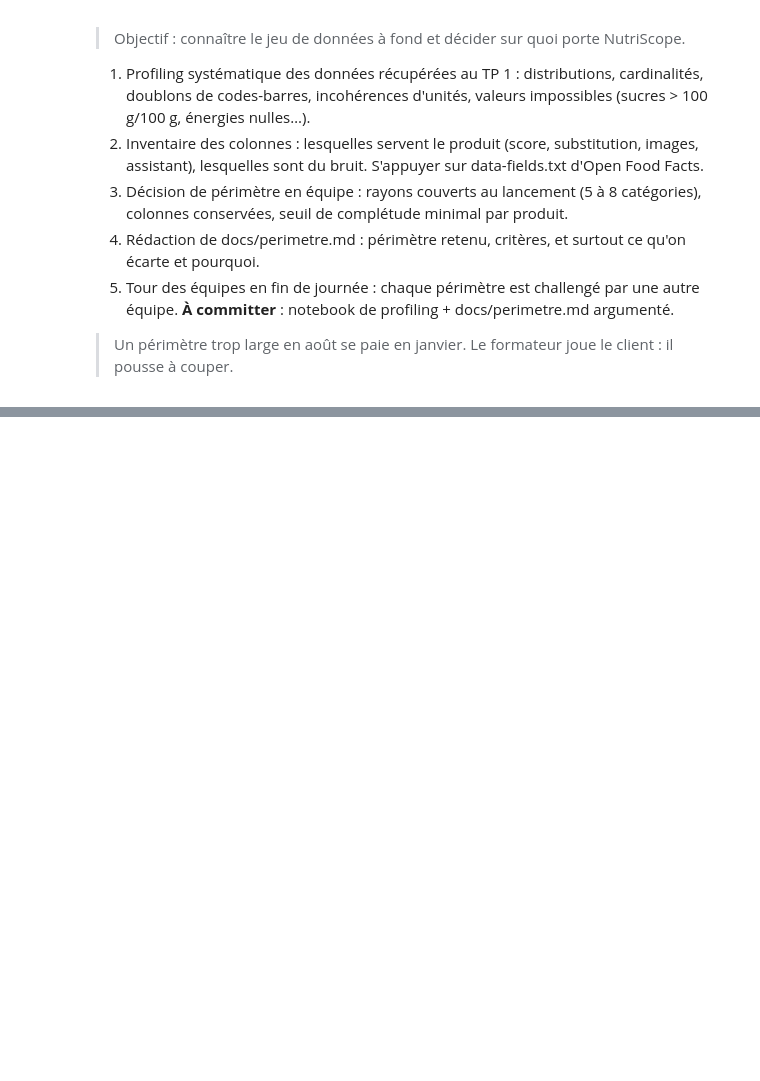
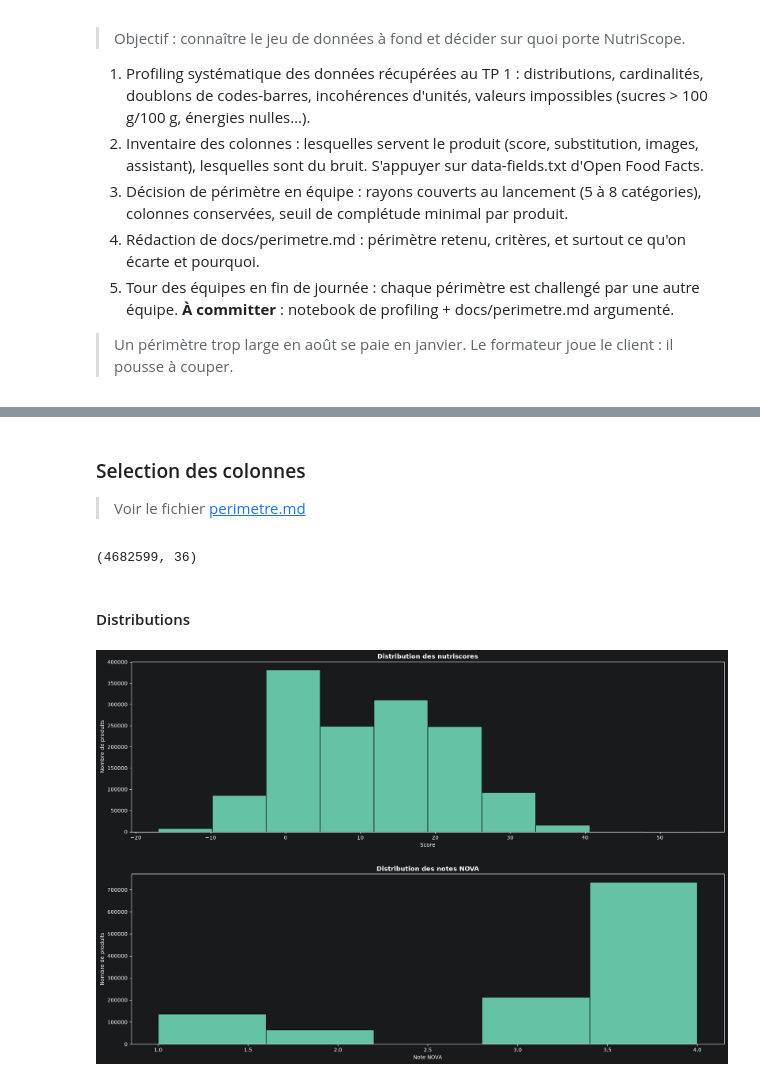
Before and after one commit to RedlineM2I/nutriscope, a Jupyter notebook: notebooks/tp2-profiling.ipynb, the cells around one changed output, grey strips where cells are left out. Drawn from its saved outputs; the diff is of its cells as text; code cells hidden in the pictures; blank space fills up the shorter version.

Commit message:
feat : ajout des graphs pour les nutriscore et nova

```diff
--- a/notebooks/tp2-profiling.ipynb
+++ b/notebooks/tp2-profiling.ipynb
@@ -28,0 +32,4 @@ column_description = duckdb.sql("SELECT typeof(nutriments), typeof(images), type
+# %% [markdown]
+### Selection des colonnes
+
+> Voir le fichier [perimetre.md](../docs/perimetre.md)
@@ -28,0 +86,37 @@ column_description = duckdb.sql("SELECT typeof(nutriments), typeof(images), type
+# %%
+#Chargement du dataframe
+fichier_charge = pq.ParquetFile(file)
+
+df = pd.DataFrame()
+for batch in fichier_charge.iter_batches(columns=colonnes):
+    temp_df = batch.to_pandas()
+    df = pd.concat([df,temp_df])
+# %%
+print(df.shape)
+# %% [output]
+(4682599, 36)
+# %% [markdown]
+#### Distributions
+# %%
+nutriscore_score = df["nutriscore_score"]
+nova_group = df["nova_group"]
+
+fig, ax = plt.subplots(2, figsize=(18, 12))
+
+ax1 = ax[0]
+ax1.hist(nutriscore_score, color= plt.get_cmap("Set2")(0), edgecolor="black", bins=10)
+fig.tight_layout(pad=5)
+ax1.set_xlabel(xlabel="Score")
+ax1.set_ylabel(ylabel="Nombre de produits")
+ax1.set_title("Distribution des nutriscores", fontweight="bold")
+
+ax2 = ax[1]
+ax2.hist(nova_group, color= plt.get_cmap("Set2")(0), edgecolor="black", bins=5)
+fig.tight_layout(pad=5)
+ax2.set_xlabel(xlabel="Note NOVA")
+ax2.set_ylabel(ylabel="Nombre de produits")
+ax2.set_title("Distribution des notes NOVA", fontweight="bold")
+
+plt.show()
+# %% [output]
+[figure, added]
```
Also changed, not shown: parts of 4 cells of this notebook.
